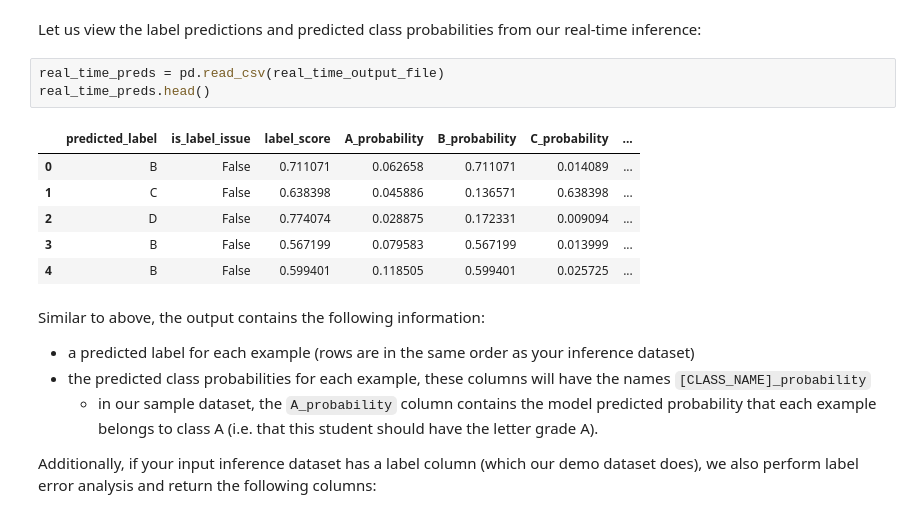
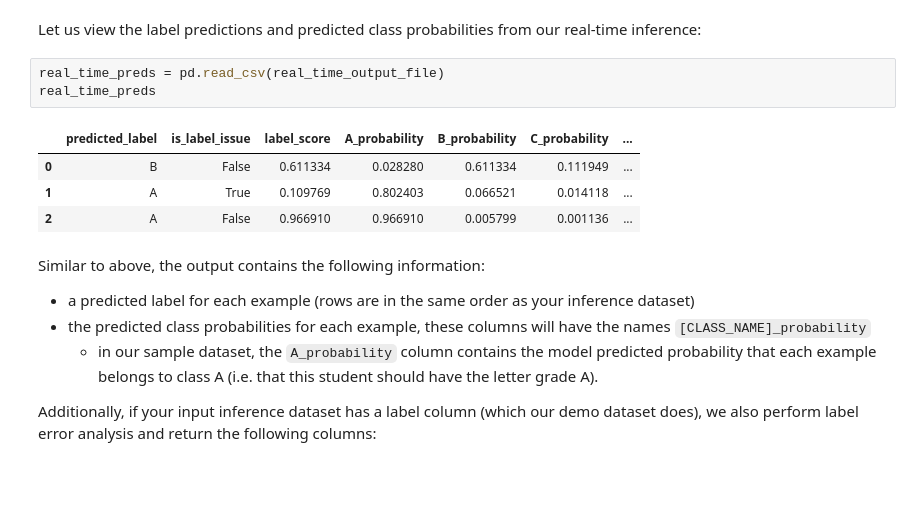
Before and after one commit to cleanlab/aws-marketplace, a Jupyter notebook: label-inspector/label_inspector.ipynb, the cells around one changed output. Drawn from its saved outputs; the diff is of its cells as text; blank space fills up the shorter version.

```diff
--- a/label-inspector/label_inspector.ipynb
+++ b/label-inspector/label_inspector.ipynb
@@ -399,14 +394,12 @@ You can also invoke the endpoint with the following CLI command:
 Let us view the label predictions and predicted class probabilities from our real-time inference:
 # %%
 real_time_preds = pd.read_csv(real_time_output_file)
-real_time_preds.head()
+real_time_preds
 # %% [output]
 |  | predicted_label | is_label_issue | label_score | A_probability | B_probability | C_probability | ... |
-| 0 | B | False | 0.711071 | 0.062658 | 0.711071 | 0.014089 | ... |
-| 1 | C | False | 0.638398 | 0.045886 | 0.136571 | 0.638398 | ... |
-| 2 | D | False | 0.774074 | 0.028875 | 0.172331 | 0.009094 | ... |
-| 3 | B | False | 0.567199 | 0.079583 | 0.567199 | 0.013999 | ... |
-| 4 | B | False | 0.599401 | 0.118505 | 0.599401 | 0.025725 | ... |
+| 0 | B | False | 0.611334 | 0.028280 | 0.611334 | 0.111949 | ... |
+| 1 | A | True | 0.109769 | 0.802403 | 0.066521 | 0.014118 | ... |
+| 2 | A | False | 0.966910 | 0.966910 | 0.005799 | 0.001136 | ... |
 # %% [markdown]
 Similar to above, the output contains the following information:
 
```
Also changed, not shown: parts of 6 cells of this notebook, 2 other files.
